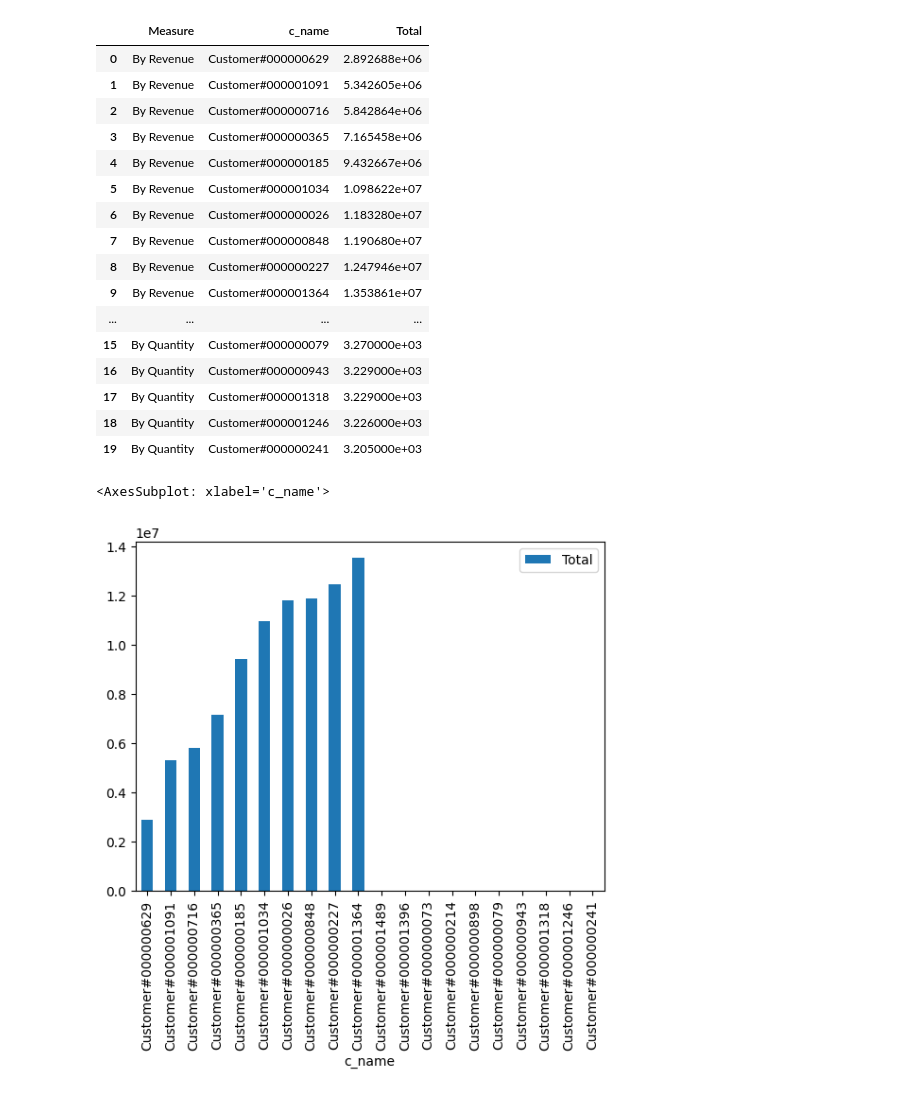
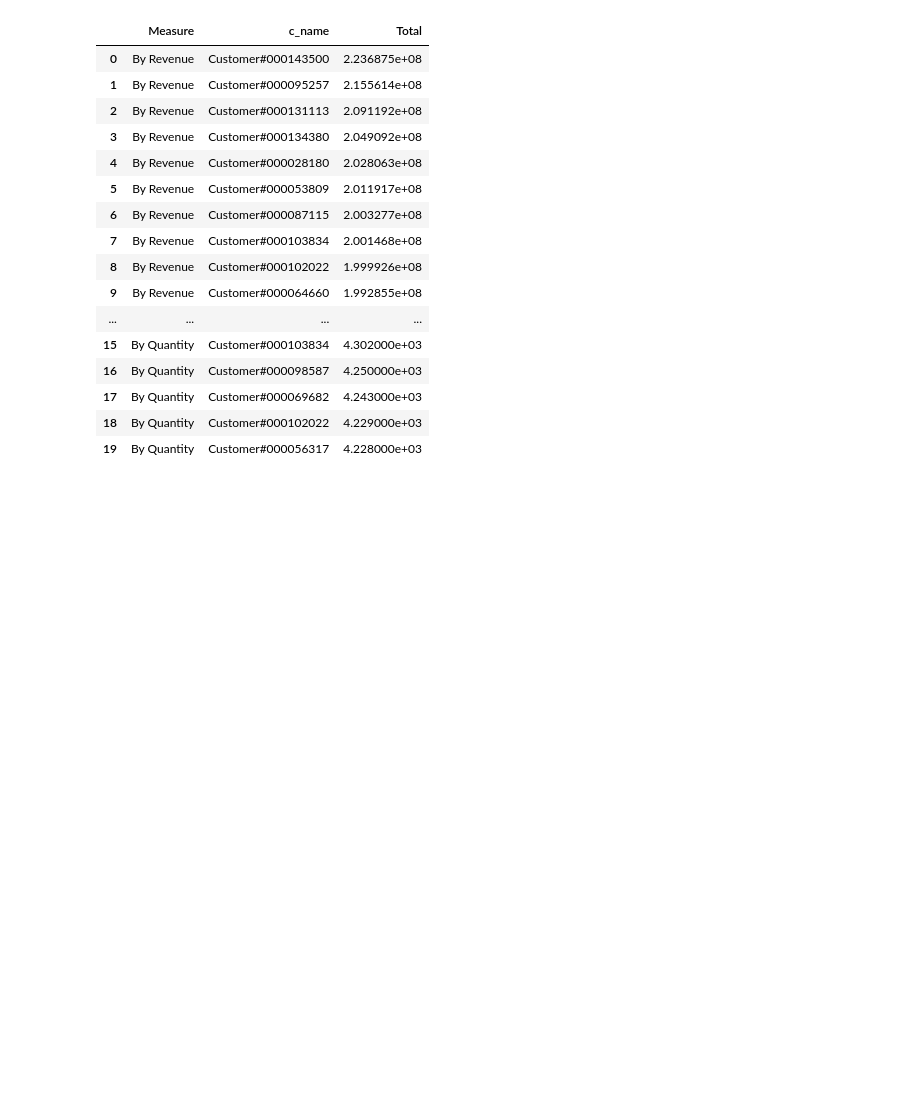
Before and after one commit to playground-xyz/dataengineer-interview-test, a Jupyter notebook: zansari_etl_master/reports.ipynb, the cells around one changed output. Drawn from its saved outputs; the diff is of its cells as text; code cells hidden in the pictures; blank space fills up the shorter version.

```diff
--- a/zansari_etl_master/reports.ipynb
+++ b/zansari_etl_master/reports.ipynb
@@ -104,49 +100,47 @@ df.plot(kind = 'bar', x = "month")
 # %%
-query = """
+query = f"""
 WITH top_10_revenue AS (
 SELECT
 "By Revenue" AS Measure, B.c_name, SUM(net_revenue) AS Total
 FROM fact_lineitem A
 LEFT JOIN dim_customer B ON A.custkey = B.c_custkey
 GROUP BY "By Revenue", B.c_name
-ORDER BY SUM(net_revenue)
+ORDER BY SUM(net_revenue) DESC
 LIMIT 10
 )
 ,top_10_quantity AS (
 SELECT "By Quantity" AS Measure, B.c_name, SUM(quantity) AS Total
 FROM fact_lineitem A
 LEFT JOIN dim_customer B ON A.custkey = B.c_custkey
 GROUP BY "By Quantity", B.c_name
 ORDER BY SUM(quantity) DESC
 LIMIT 10
 )
 SELECT * FROM top_10_revenue
 UNION ALL
 SELECT * FROM top_10_quantity
 """
 df = pd.read_sql(query, semantic_conn)
 
 display(df)
 # %% [output]
 |  | Measure | c_name | Total |
-| 0 | By Revenue | Customer#000000629 | 2.892688e+06 |
-| 1 | By Revenue | Customer#000001091 | 5.342605e+06 |
-| 2 | By Revenue | Customer#000000716 | 5.842864e+06 |
-| 3 | By Revenue | Customer#000000365 | 7.165458e+06 |
-| 4 | By Revenue | Customer#000000185 | 9.432667e+06 |
-| 5 | By Revenue | Customer#000001034 | 1.098622e+07 |
-| 6 | By Revenue | Customer#000000026 | 1.183280e+07 |
-| 7 | By Revenue | Customer#000000848 | 1.190680e+07 |
-| 8 | By Revenue | Customer#000000227 | 1.247946e+07 |
-| 9 | By Revenue | Customer#000001364 | 1.353861e+07 |
+| 0 | By Revenue | Customer#000143500 | 2.236875e+08 |
+| 1 | By Revenue | Customer#000095257 | 2.155614e+08 |
+| 2 | By Revenue | Customer#000131113 | 2.091192e+08 |
+| 3 | By Revenue | Customer#000134380 | 2.049092e+08 |
+| 4 | By Revenue | Customer#000028180 | 2.028063e+08 |
+| 5 | By Revenue | Customer#000053809 | 2.011917e+08 |
+| 6 | By Revenue | Customer#000087115 | 2.003277e+08 |
+| 7 | By Revenue | Customer#000103834 | 2.001468e+08 |
+| 8 | By Revenue | Customer#000102022 | 1.999926e+08 |
+| 9 | By Revenue | Customer#000064660 | 1.992855e+08 |
 | ... | ... | ... | ... |
-| 15 | By Quantity | Customer#000000079 | 3.270000e+03 |
-| 16 | By Quantity | Customer#000000943 | 3.229000e+03 |
-| 17 | By Quantity | Customer#000001318 | 3.229000e+03 |
-| 18 | By Quantity | Customer#000001246 | 3.226000e+03 |
-| 19 | By Quantity | Customer#000000241 | 3.205000e+03 |
+| 15 | By Quantity | Customer#000103834 | 4.302000e+03 |
+| 16 | By Quantity | Customer#000098587 | 4.250000e+03 |
+| 17 | By Quantity | Customer#000069682 | 4.243000e+03 |
+| 18 | By Quantity | Customer#000102022 | 4.229000e+03 |
+| 19 | By Quantity | Customer#000056317 | 4.228000e+03 |
-<AxesSubplot: xlabel='c_name'>
-[figure, removed]
 # %%
 query = """
 SELECT
```
Also changed, not shown: parts of 6 cells of this notebook, 2 other files.
